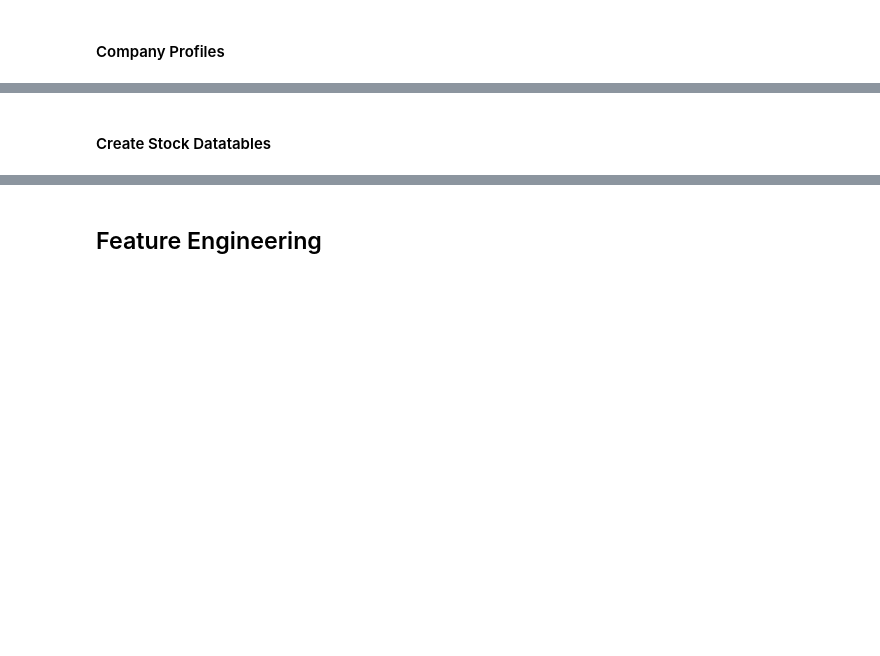
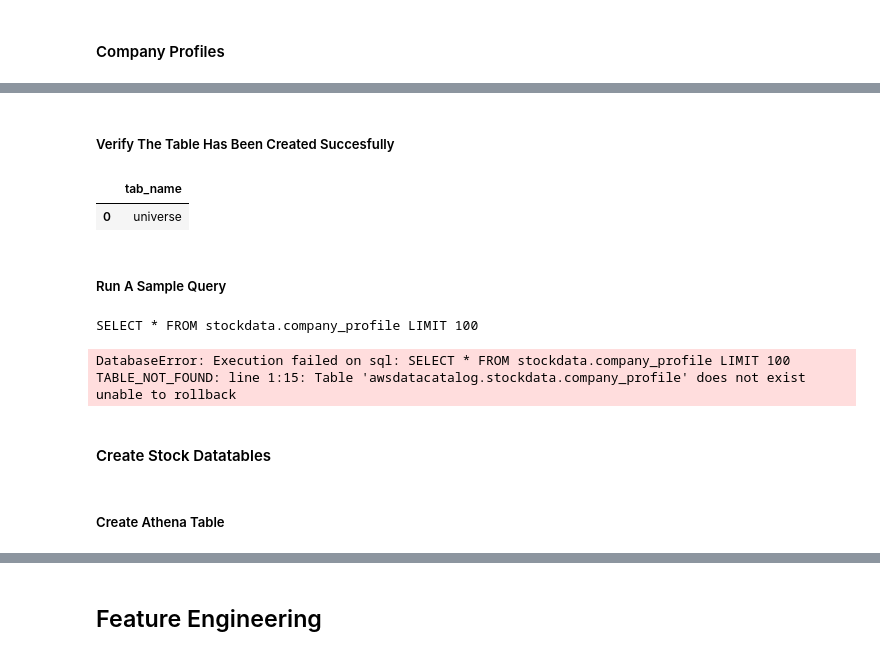
Before and after one commit to noface-0/AAI-540-Final-Project, a Jupyter notebook: research.ipynb, the cells around one changed output, grey strips where cells are left out. Drawn from its saved outputs; the diff is of its cells as text; code cells hidden in the pictures; blank space fills up the shorter version.

```diff
--- a/research.ipynb
+++ b/research.ipynb
@@ -289,0 +355,12 @@ pd.read_sql(statement, conn)
+# %% [markdown]
+##### Verify The Table Has Been Created Succesfully
+# %%
+statement = "SHOW TABLES in {}".format(database_name)
+
+df_show = pd.read_sql(statement, conn)
+df_show.head(5)
+# %% [output]
+|  | tab_name |
+| 0 | universe |
+# %% [markdown]
+##### Run A Sample Query
@@ -290,2 +373,13 @@ pd.read_sql(statement, conn)
+# %%
+print(statement)
+df = pd.read_sql(statement, conn)
+df.head(5)
+# %% [output]
+SELECT * FROM stockdata.company_profile LIMIT 100
+DatabaseError: Execution failed on sql: SELECT * FROM stockdata.company_profile LIMIT 100
+TABLE_NOT_FOUND: line 1:15: Table 'awsdatacatalog.stockdata.company_profile' does not exist
+unable to rollback
 # %% [markdown]
 #### Create Stock Datatables
+# %% [markdown]
+##### Create Athena Table
```
Also changed, not shown: parts of 27 cells of this notebook.
